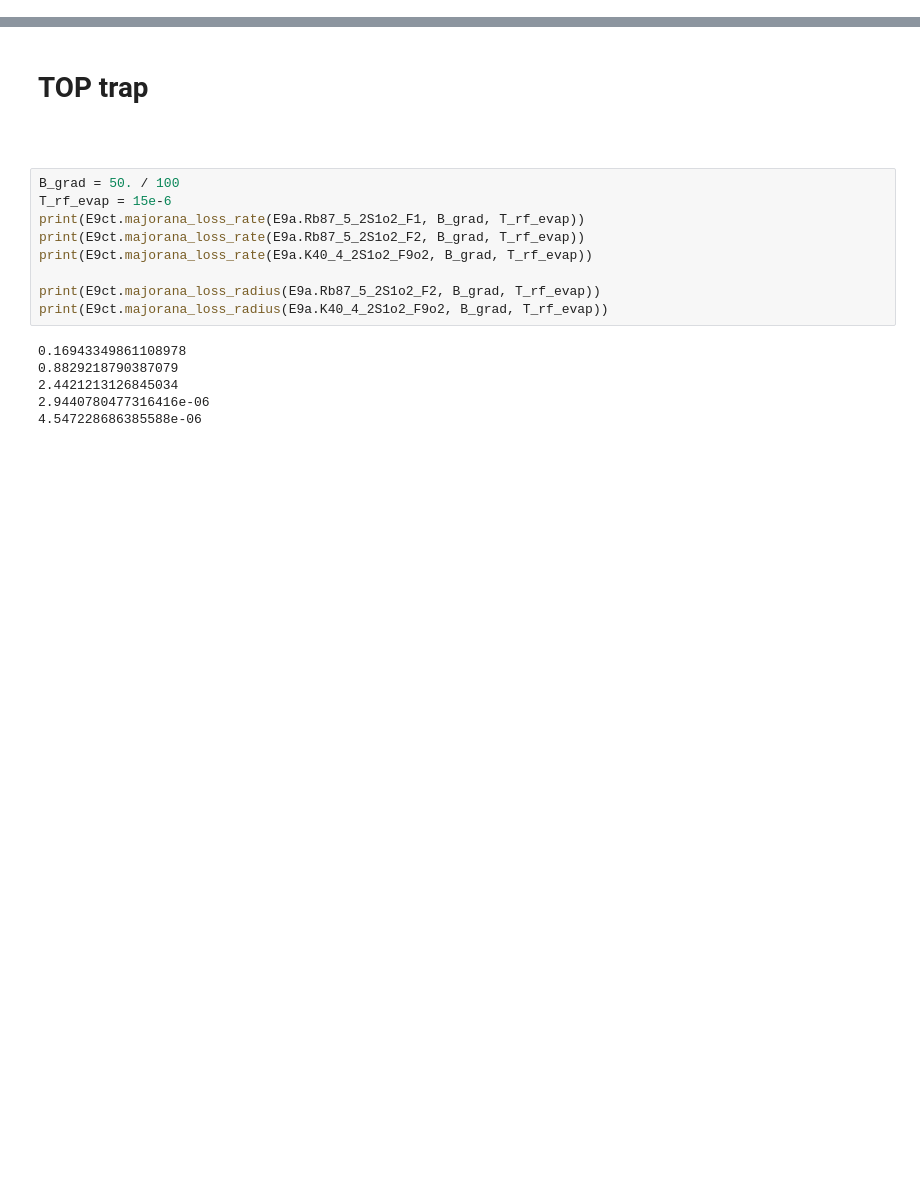
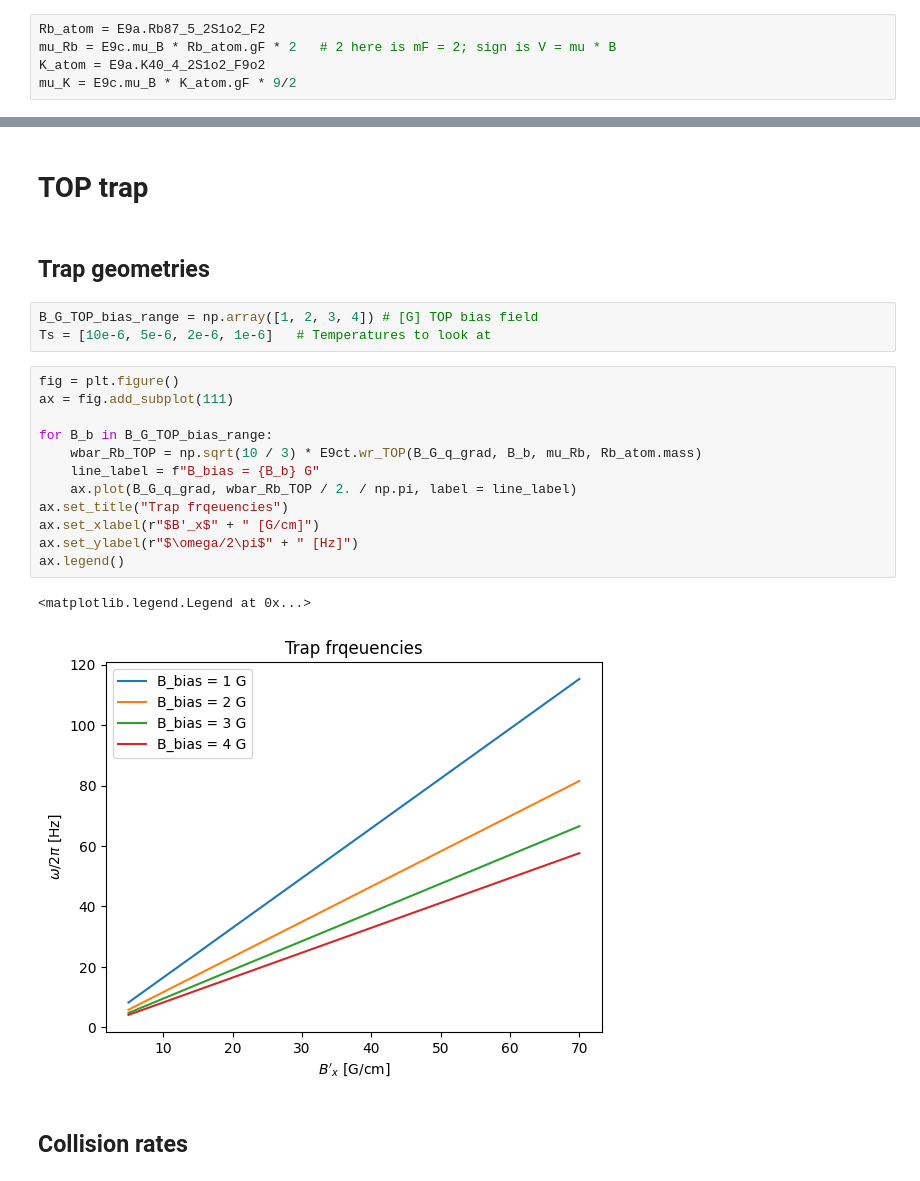
Before and after one commit to Shao-Wen-Chang/E9_constant, a Jupyter notebook: projects/general_cooling_trapping/collision_rate_in_Btrap.ipynb, the cells around one changed output, grey strips where cells are left out. Cells and saved outputs as stored; diff of their text form; blank space fills up the shorter version.

```diff
--- a/projects/general_cooling_trapping/collision_rate_in_Btrap.ipynb
+++ b/projects/general_cooling_trapping/collision_rate_in_Btrap.ipynb
@@ -24,3 +26,8 @@ Some functions might be less accurate.
+# %%
+Rb_atom = E9a.Rb87_5_2S1o2_F2
+mu_Rb = E9c.mu_B * Rb_atom.gF * 2   # 2 here is mF = 2; sign is V = mu * B
+K_atom = E9a.K40_4_2S1o2_F9o2
+mu_K = E9c.mu_B * K_atom.gF * 9/2
 # %% [markdown]
 # Unplugged magnetic trap
 This section looks at different properties at a range of quadrupole field gradients
@@ -62,19 +84,24 @@ ax.hlines([1, 10], B_grad[0], B_grad[-1], colors = "k", linestyles = "--")
 # %% [markdown]
 # TOP trap
 # %% [markdown]
-##
+## Trap geometries
-# %%
-B_grad = 50. / 100
-T_rf_evap = 15e-6
-print(E9ct.majorana_loss_rate(E9a.Rb87_5_2S1o2_F1, B_grad, T_rf_evap))
-print(E9ct.majorana_loss_rate(E9a.Rb87_5_2S1o2_F2, B_grad, T_rf_evap))
-print(E9ct.majorana_loss_rate(E9a.K40_4_2S1o2_F9o2, B_grad, T_rf_evap))
-
-print(E9ct.majorana_loss_radius(E9a.Rb87_5_2S1o2_F2, B_grad, T_rf_evap))
-print(E9ct.majorana_loss_radius(E9a.K40_4_2S1o2_F9o2, B_grad, T_rf_evap))
-# %% [output]
-0.16943349861108978
-0.8829218790387079
-2.4421213126845034
-2.9440780477316416e-06
-4.547228686385588e-06
+# %%
+B_G_TOP_bias_range = np.array([1, 2, 3, 4]) # [G] TOP bias field
+Ts = [10e-6, 5e-6, 2e-6, 1e-6]   # Temperatures to look at
+# %%
+fig = plt.figure()
+ax = fig.add_subplot(111)
+
+for B_b in B_G_TOP_bias_range:
+    wbar_Rb_TOP = np.sqrt(10 / 3) * E9ct.wr_TOP(B_G_q_grad, B_b, mu_Rb, Rb_atom.mass)
+    line_label = f"B_bias = {B_b} G"
+    ax.plot(B_G_q_grad, wbar_Rb_TOP / 2. / np.pi, label = line_label)
+ax.set_title("Trap frqeuencies")
+ax.set_xlabel(r"$B'_x$" + " [G/cm]")
+ax.set_ylabel(r"$\omega/2\pi$" + " [Hz]")
+ax.legend()
+# %% [output]
+<matplotlib.legend.Legend at 0x...>
+[figure, added]
+# %% [markdown]
+## Collision rates
```
Also changed, not shown: parts of 10 cells of this notebook, 10 other files.
